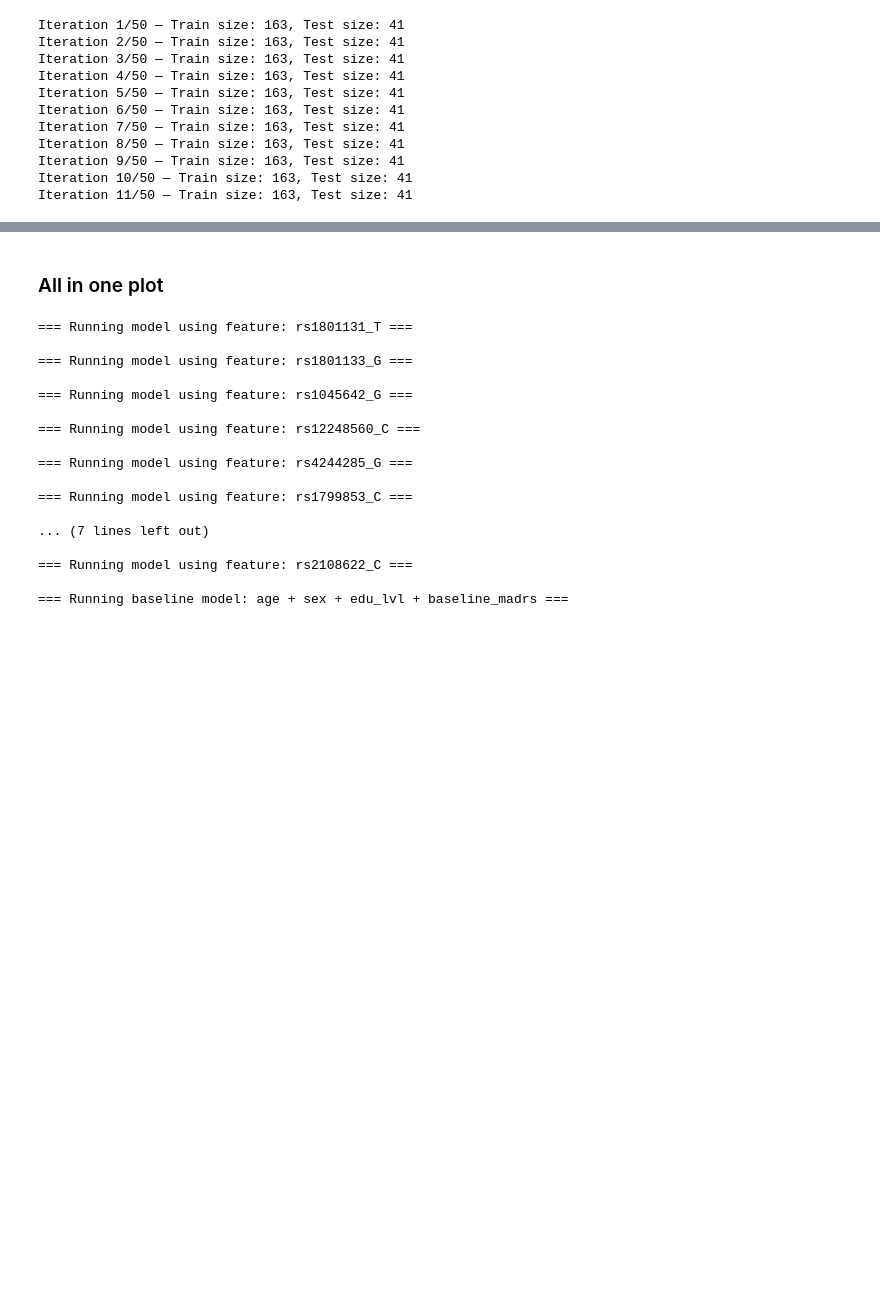
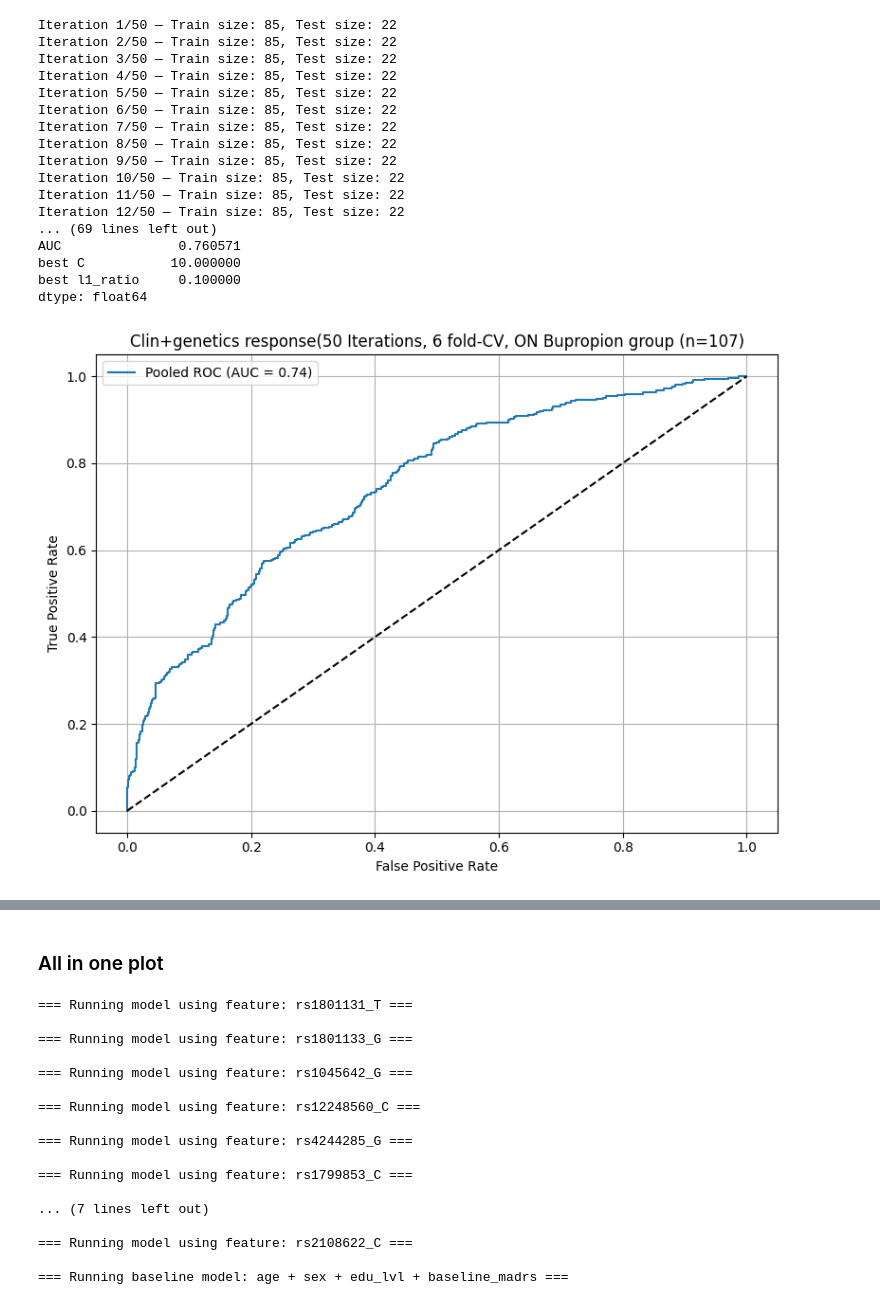
Before and after one commit to hassanabdulr/BAARD_modeling, a Jupyter notebook: baard_log_regression.ipynb, the cells around one changed output, grey strips where cells are left out. Drawn from its saved outputs; the diff is of its cells as text; code cells hidden in the pictures; blank space fills up the shorter version.

```diff
--- a/baard_log_regression.ipynb
+++ b/baard_log_regression.ipynb
@@ -120,7 +239,7 @@ print("Correlation between :", df['mini_6'].corr(df['years_with_depression']))
 
 
 
-df = ON_bup_genetics.copy()
+df = ON_arp_genetics.copy()
 df['sex'] = (df['gender'] == 'Male').astype(int)
 df['mini_addtl_q1'] = pd.to_numeric(df['mini_addtl_q1'], errors='coerce')
 # in mini 6 remove non numerical values
@@ -160,9 +279,9 @@ for fold_num, (train_idx, test_idx) in enumerate(sss.split(X, y)):
     clf = LogisticRegressionCV(
         penalty='elasticnet',
         solver='saga',
-        Cs=np.arange(0.01, 100, 0.5).tolist(),
-        cv=6,
-        l1_ratios=np.arange(0.01, 0.9, 0.05).tolist() ,
+        Cs=[10],
+        cv=4,
+        l1_ratios=[0.1],
         scoring='neg_log_loss',
         max_iter=1000000)
     clf.fit(X_train, y_train)
@@ -231,44 +350,51 @@ df_coefs = pd.DataFrame(coef_list, columns=feature_names)
 # average balanced accuracy
 average_balanced_accuracy = df_metrics['Balanced Accuracy'].mean()
 print(f"Average Balanced Accuracy: {average_balanced_accuracy:.3f}")
 # average coefficients
 average_coefs = df_coefs.mean()
 print("\nAverage Coefficients:")
 
 for feature, coef in average_coefs.items():
     print(f"{feature}: {coef:.3f}")
 
 #  pooled results
 pooled_auc = roc_auc_score(all_y_true, all_y_scores)
 fpr, tpr, _ = roc_curve(all_y_true, all_y_scores)
 
 print(f"\nPooled AUC: {pooled_auc:.3f}")
 print("\nAverage per-fold metrics:")
 print(df_metrics[['Accuracy', 'Sensitivity', 'Specificity', 'AUC', 'best C', 'best l1_ratio']].mean())
 
 # Plot
 plt.figure(figsize=(8, 6))
 plt.plot(fpr, tpr, label=f'Pooled ROC (AUC = {pooled_auc:.2f})')
 plt.plot([0, 1], [0, 1], 'k--')
 plt.xlabel('False Positive Rate')
 plt.ylabel('True Positive Rate')
 plt.title(f'Clin+genetics response({n_splits} Iterations, 6 fold-CV, ON Bupropion group (n={len(df)})')
 plt.legend()
 plt.grid(True)
 plt.tight_layout()
 plt.show()
 # %% [output]
-Iteration 1/50 — Train size: 163, Test size: 41
-Iteration 2/50 — Train size: 163, Test size: 41
-Iteration 3/50 — Train size: 163, Test size: 41
-Iteration 4/50 — Train size: 163, Test size: 41
-Iteration 5/50 — Train size: 163, Test size: 41
-Iteration 6/50 — Train size: 163, Test size: 41
-Iteration 7/50 — Train size: 163, Test size: 41
-Iteration 8/50 — Train size: 163, Test size: 41
-Iteration 9/50 — Train size: 163, Test size: 41
-Iteration 10/50 — Train size: 163, Test size: 41
-Iteration 11/50 — Train size: 163, Test size: 41
+Iteration 1/50 — Train size: 85, Test size: 22
+Iteration 2/50 — Train size: 85, Test size: 22
+Iteration 3/50 — Train size: 85, Test size: 22
+Iteration 4/50 — Train size: 85, Test size: 22
+Iteration 5/50 — Train size: 85, Test size: 22
+Iteration 6/50 — Train size: 85, Test size: 22
+Iteration 7/50 — Train size: 85, Test size: 22
+Iteration 8/50 — Train size: 85, Test size: 22
+Iteration 9/50 — Train size: 85, Test size: 22
+Iteration 10/50 — Train size: 85, Test size: 22
+Iteration 11/50 — Train size: 85, Test size: 22
+Iteration 12/50 — Train size: 85, Test size: 22
+... (69 lines left out)
+AUC               0.760571
+best C           10.000000
+best l1_ratio     0.100000
+dtype: float64
+[figure, added]
 # %%
 ## plot distribution of AUC scores across folds with mean and ±1 SD lines
 
```
Also changed, not shown: parts of 7 cells of this notebook.
